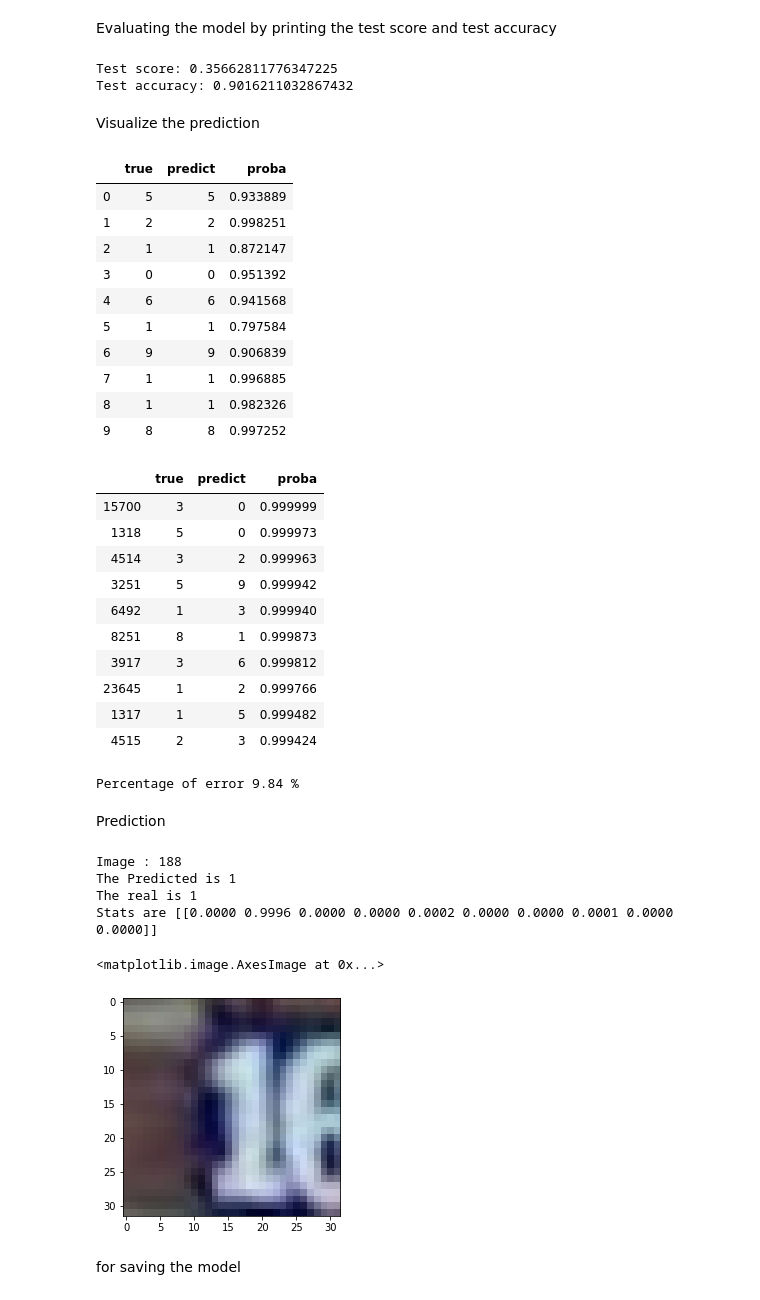
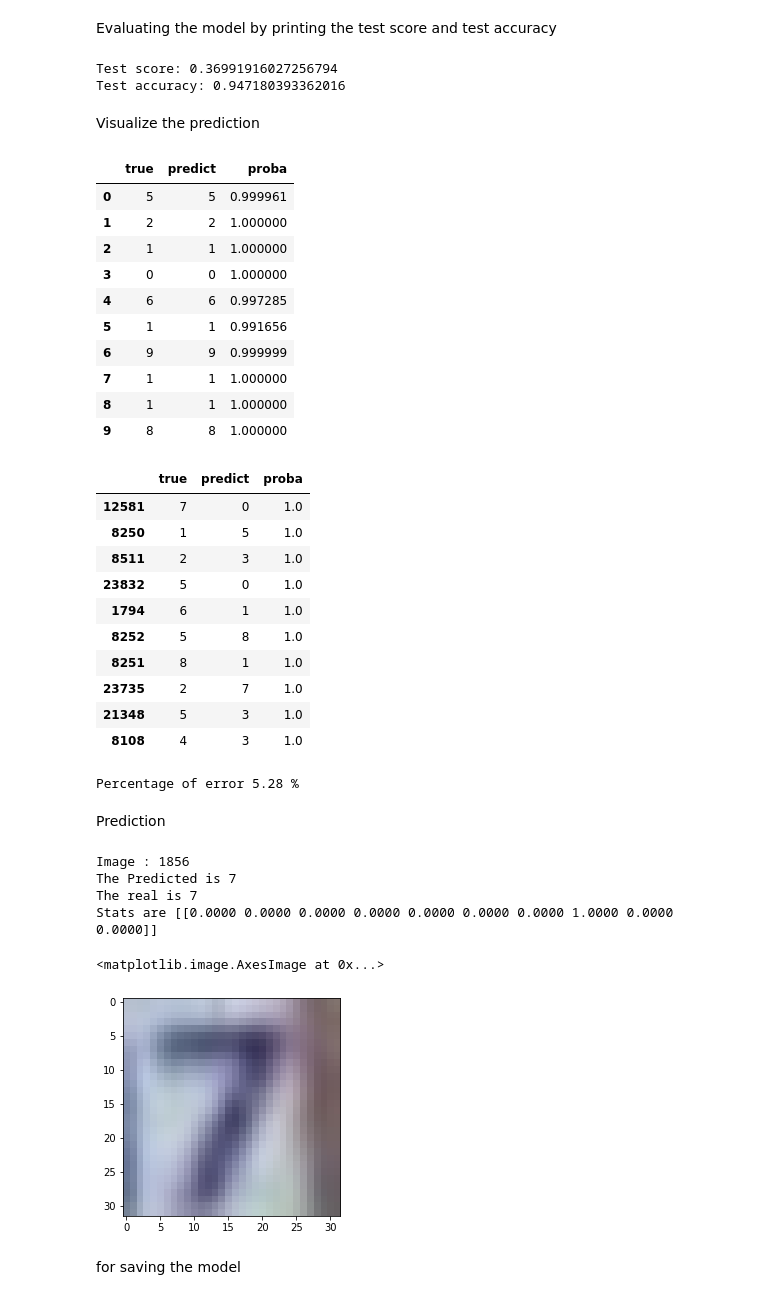
Before and after one commit to bouziane-meed/SVHN_using_CNN, a Jupyter notebook: SVHN-Model-using-CNN.ipynb, the cells around one changed output. Cells and saved outputs as stored; diff of their text form; code cells hidden in the pictures.

```diff
--- a/SVHN-Model-using-CNN.ipynb
+++ b/SVHN-Model-using-CNN.ipynb
@@ -25,9 +37,9 @@ Using TensorFlow backend.
 # %% [markdown]
 loading data and defining classes
 # %%
-train_data = sio.loadmat('dataset/train_32x32.mat')
-test_data = sio.loadmat('dataset/test_32x32.mat')
-extra_data = sio.loadmat('dataset/extra_32x32.mat')
+train_data = sio.loadmat('/content/drive/My Drive/Colab Notebooks/SHVN_using_CNN/dataset/train_32x32.mat')
+test_data = sio.loadmat('/content/drive/My Drive/Colab Notebooks/SHVN_using_CNN/dataset/test_32x32.mat')
+extra_data = sio.loadmat('/content/drive/My Drive/Colab Notebooks/SHVN_using_CNN/dataset/extra_32x32.mat')
 
 X_train, y_train = train_data['X'], train_data['y']
 X_test, y_test = test_data['X'], test_data['y']
@@ -104,13 +116,18 @@ Label 277870 is [0.0000 0.0000 0.0000 0.0000 0.0000 0.0000 0.0000 0.0000 1.0000
 Building the model :
 INPUT -> [CONV -> RELU -> POOL -> CONV -> RELU] -> FC -> softmax
 # %%
-
 model = Sequential()
 
-model.add(Conv2D(64, kernel_size=(3, 3), activation='relu', input_shape=X_train[0].shape))
+model.add(Conv2D(64, kernel_size=(5, 5), activation='relu', input_shape=X_train[0].shape))
 model.add(MaxPooling2D(pool_size=(2,2)))
-model.add(Conv2D(128, kernel_size=(3, 3), activation='relu'))
-model.add(Flatten())                                          #flatten since too many dimensions, we only want a classification output
+
+model.add(Conv2D(128, kernel_size=(5, 5), activation='relu'))
+model.add(MaxPooling2D(pool_size=(2,2)))
+
+model.add(Conv2D(256, kernel_size=(5, 5), activation='relu'))
+model.add(Flatten())          #flatten since too many dimensions, we only want a classification output
+model.add(Dense(256))
+model.add(Dropout(0.2))
 model.add(Dense(len(y_train[0]), activation='softmax'))       #output a softmax to squash the matrix into output probabilities
 
 model.compile(loss='categorical_crossentropy', optimizer='adadelta', metrics=['accuracy'])
@@ -140,6 +156,6 @@ _________________________________________________________________
 # %% [markdown]
 and now training the model
 # %%
-model_history = model.fit(X_train, y_train, batch_size=128, epochs=2, validation_split = 0.1)
+model_history = model.fit(X_train, y_train, batch_size=128, epochs=15, validation_split = 0.1)
 # %% [output]
 Train on 543949 samples, validate on 60439 samples
@@ -154,8 +182,8 @@ score = model.evaluate(X_test, y_test, verbose=0)
 print('Test score:', score[0]) #loss
 print('Test accuracy:', score[1])
 # %% [output]
-Test score: 0.35662811776347225
-Test accuracy: 0.9016211032867432
+Test score: 0.36991916027256794
+Test accuracy: 0.947180393362016
 # %% [markdown]
 Visualize the prediction
 # %%
@@ -166,52 +194,52 @@ res_test = pd.DataFrame({'true':np.argmax(y_test, axis=1), 'predict':np.argmax(r
 res_test.head(10)
 # %% [output]
 |  | true | predict | proba |
-| 0 | 5 | 5 | 0.933889 |
-| 1 | 2 | 2 | 0.998251 |
-| 2 | 1 | 1 | 0.872147 |
-| 3 | 0 | 0 | 0.951392 |
-| 4 | 6 | 6 | 0.941568 |
-| 5 | 1 | 1 | 0.797584 |
-| 6 | 9 | 9 | 0.906839 |
-| 7 | 1 | 1 | 0.996885 |
-| 8 | 1 | 1 | 0.982326 |
-| 9 | 8 | 8 | 0.997252 |
+| 0 | 5 | 5 | 0.999961 |
+| 1 | 2 | 2 | 1.000000 |
+| 2 | 1 | 1 | 1.000000 |
+| 3 | 0 | 0 | 1.000000 |
+| 4 | 6 | 6 | 0.997285 |
+| 5 | 1 | 1 | 0.991656 |
+| 6 | 9 | 9 | 0.999999 |
+| 7 | 1 | 1 | 1.000000 |
+| 8 | 1 | 1 | 1.000000 |
+| 9 | 8 | 8 | 1.000000 |
 # %%
 # plotting Misclassified results
 errors = res_test[res_test.true != res_test.predict].sort_values('proba', ascending=False)
 errors.head(10)
 # %% [output]
 |  | true | predict | proba |
-| 15700 | 3 | 0 | 0.999999 |
-| 1318 | 5 | 0 | 0.999973 |
-| 4514 | 3 | 2 | 0.999963 |
-| 3251 | 5 | 9 | 0.999942 |
-| 6492 | 1 | 3 | 0.999940 |
-| 8251 | 8 | 1 | 0.999873 |
-| 3917 | 3 | 6 | 0.999812 |
-| 23645 | 1 | 2 | 0.999766 |
-| 1317 | 1 | 5 | 0.999482 |
-| 4515 | 2 | 3 | 0.999424 |
+| 12581 | 7 | 0 | 1.0 |
+| 8250 | 1 | 5 | 1.0 |
+| 8511 | 2 | 3 | 1.0 |
+| 23832 | 5 | 0 | 1.0 |
+| 1794 | 6 | 1 | 1.0 |
+| 8252 | 5 | 8 | 1.0 |
+| 8251 | 8 | 1 | 1.0 |
+| 23735 | 2 | 7 | 1.0 |
+| 21348 | 5 | 3 | 1.0 |
+| 8108 | 4 | 3 | 1.0 |
 # %%
 print('Percentage of error %4.2f %%' % (100 * len(errors)/len(X_test)))
 # %% [output]
-Percentage of error 9.84 %
+Percentage of error 5.28 %
 # %% [markdown]
 Prediction
 # %%
-i = 188
+i = 1856
 res = model.predict(X_train[i][None,:,:])
 print("Image :", i)
 print(f"The Predicted is {np.argmax(res)}  \nThe real is {np.argmax(y_test[i])}")
 print("Stats are", np.array(res))
 plt.imshow(X_test[i])
 # %% [output]
-Image : 188
-The Predicted is 1
-The real is 1
-Stats are [[0.0000 0.9996 0.0000 0.0000 0.0002 0.0000 0.0000 0.0001 0.0000 0.0000]]
+Image : 1856
+The Predicted is 7
+The real is 7
+Stats are [[0.0000 0.0000 0.0000 0.0000 0.0000 0.0000 0.0000 1.0000 0.0000 0.0000]]
 <matplotlib.image.AxesImage at 0x...>
-[figure, old version]
+[figure, new version]
 # %% [markdown]
 for saving the model
 # %%
```
Also changed, not shown: parts of 7 cells of this notebook.
